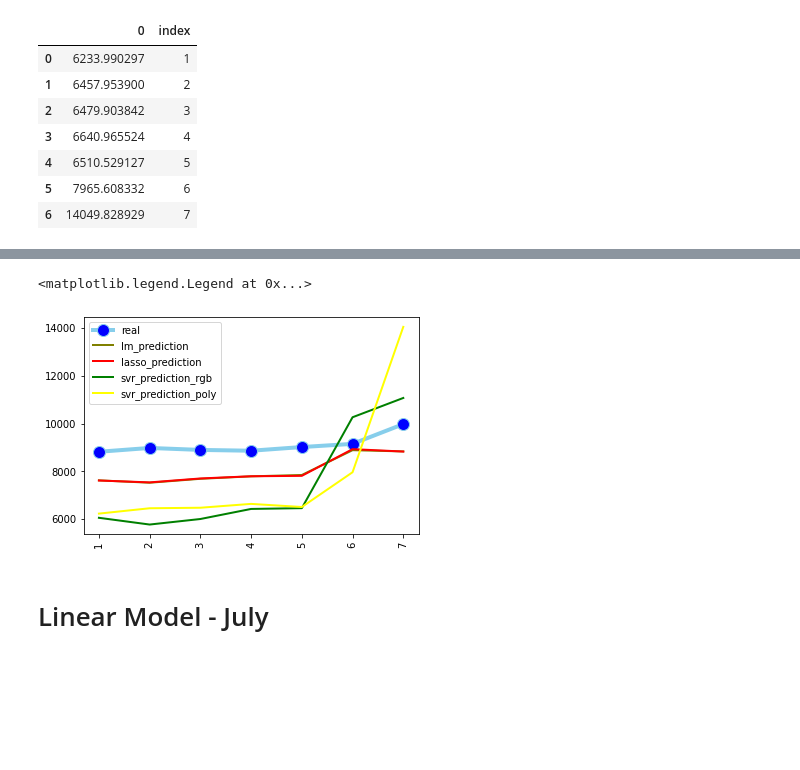
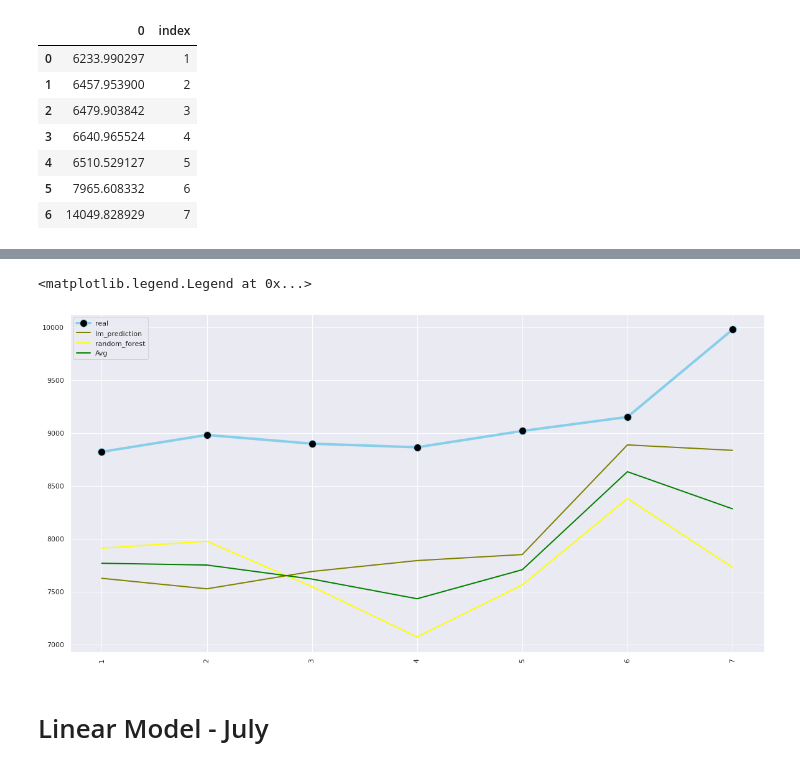
Before and after one commit to DonaldTurton/iLab2, a Jupyter notebook: Mdoelling_1.ipynb, the cells around one changed output, grey strips where cells are left out. Saved outputs shown, nothing was run; the diff lists cells and outputs as text; code cells hidden in the pictures; blank space fills up the shorter version.

Commit message:
changed the code to merge Don's May & July predictions into my predictions. So the code may not run as smoothly when producing the graphs.

```diff
--- a/Mdoelling_1.ipynb
+++ b/Mdoelling_1.ipynb
@@ -331,7 +289,7 @@ y_prediction_july
 #Merge predicted vs actual
 #PredictionVSactual = y_test_may.merge(y_prediction, on=None, how='left')
 
-PredictionVSactual = y_test_july.join(y_prediction_july)
+PredictionVSactual_july = y_test_july.join(y_prediction_july)
 
 
 #PredictionVSactual = PredictionVSactual.set_index('time')
@@ -339,6 +297,6 @@ PredictionVSactual = y_test_july.join(y_prediction_july)
 
 #PredictionVSactual = PredictionVSactual[['Prediction', 'Real']]
 
-PredictionVSactual
+PredictionVSactual_july
 # %% [output]
 |  | BTC_close | Prediction |
@@ -606,4 +581,4 @@ y_pred_may_svr
 # merge the prediction and actual data frames
 merge_may = merge_may.merge(y_pred_may_svr, on='index', how='left')
 # %%
-merge_may.columns = ['lm_prediction', 'index', 'real', 'lasso_prediction', 'svr_prediction_rgb', 'svr_prediction_poly']
+merge_may.columns = ['lm_prediction', 'index', 'real', 'lasso_prediction', 'svr_prediction']
@@ -620,0 +585,4 @@ merge_may
+# %%
+merge_may['Avg'] = (merge_may['lm_prediction'] + merge_may['random_forest']) / 2
+
+merge_may
@@ -620,0 +598,6 @@ merge_may
+# %%
+# Merge Donald's RF prediction into the same plot
+PredictionVSactual.columns = ['real', 'random_forest']
+
+merge_may = merge_may.merge(PredictionVSactual, on='real', how='left')
+merge_may
@@ -621,16 +613,17 @@ merge_may
 # %%
 # Plot the predicted vs actual in matplot lib
 import matplotlib.pyplot as plt
-plt.plot( 'index', 'real', data=merge_may, marker='o', markerfacecolor='blue', markersize=12, color='skyblue', linewidth=4)
+plt.plot( 'index', 'real', data=merge_may, marker='o', markerfacecolor='black', markersize=12, color='skyblue', linewidth=4)
 plt.plot( 'index', 'lm_prediction', data=merge_may, marker='', color='olive', linewidth=2)
-plt.plot( 'index', 'lasso_prediction', data=merge_may, marker='', color='red', linewidth=2)
-plt.plot( 'index', 'svr_prediction_rgb', data=merge_may, marker='', color='green', linewidth=2)
-plt.plot( 'index', 'svr_prediction_poly', data=merge_may, marker='', color='yellow', linewidth=2)
+#plt.plot( 'index', 'lasso_prediction', data=merge_may, marker='', color='red', linewidth=2)
+#plt.plot( 'index', 'svr_prediction', data=merge_may, marker='', color='green', linewidth=2)
+plt.plot( 'index', 'random_forest', data=merge_may, marker='', color='yellow', linewidth=2)
+plt.plot( 'index', 'Avg', data=merge_may, marker='', color='green', linewidth=2)
 plt.xticks(rotation='vertical')
 plt.legend()
 # %% [output]
 <matplotlib.legend.Legend at 0x...>
-[figure, old version]
+[figure, new version]
 # %% [markdown]
 # Linear Model - July
 # %%
```
Also changed, not shown: parts of 27 cells of this notebook.
